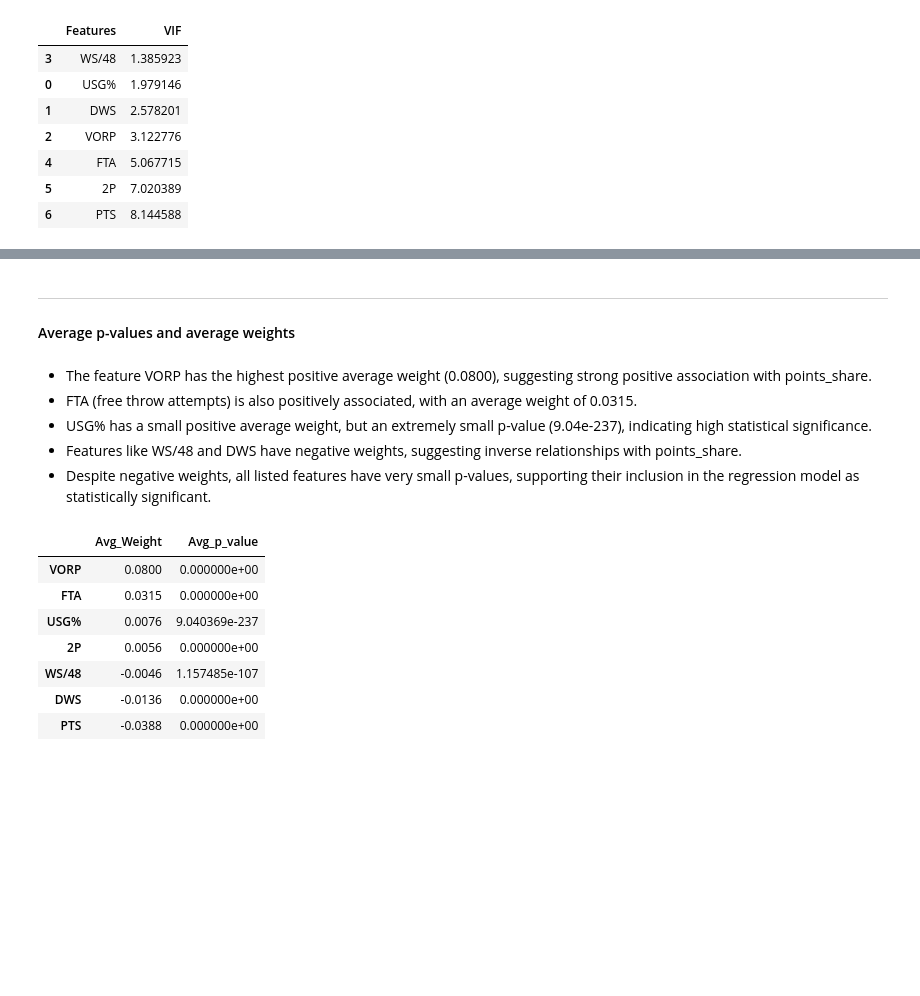
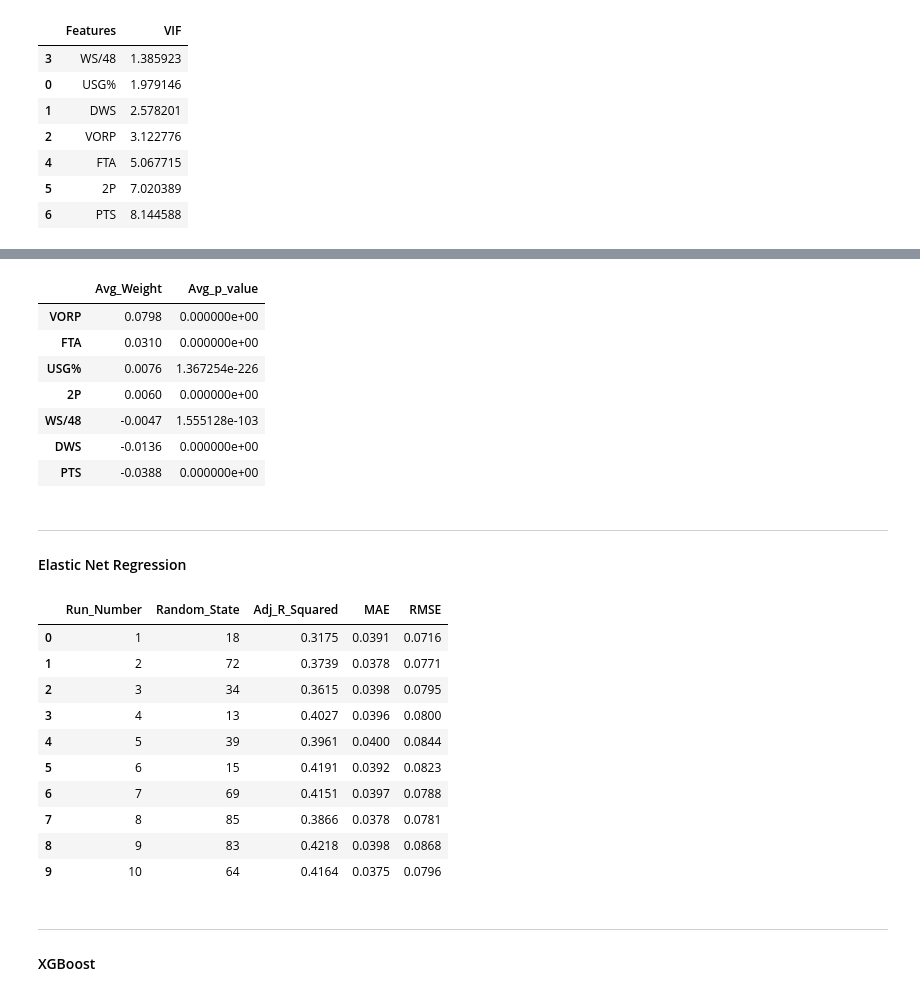
Before and after one commit to RasheedMartin/PredictingNBACareers, a Jupyter notebook: notebooks/modeling/All_NBA_Vote_Share_Modeling.ipynb, the cells around one changed output, grey strips where cells are left out. Saved outputs shown, nothing was run; the diff lists cells and outputs as text; code cells hidden in the pictures; blank space fills up the shorter version.

```diff
--- a/notebooks/modeling/All_NBA_Vote_Share_Modeling.ipynb
+++ b/notebooks/modeling/All_NBA_Vote_Share_Modeling.ipynb
@@ -221,26 +243,20 @@ results_df
-# %% [markdown]
----
-#### Average p-values and average weights
-# %% [markdown]
-* The feature VORP has the highest positive average weight (0.0800), suggesting strong positive association with points_share.
-* FTA (free throw attempts) is also positively associated, with an average weight of 0.0315.
-* USG% has a small positive average weight, but an extremely small p-value (9.04e-237), indicating high statistical significance.
-* Features like WS/48 and DWS have negative weights, suggesting inverse relationships with points_share.
-* Despite negative weights, all listed features have very small p-values, supporting their inclusion in the regression model as statistically significant.
 # %%
 # P-values and weights
-combined_summary = pd.DataFrame({
+ols_combined_summary = pd.DataFrame({
     'Avg_Weight': weights_matrix.mean(axis=1).round(4),
     'Avg_p_value': p_values_matrix.mean(axis=1)
 }).sort_values(by='Avg_Weight', ascending=False)
 
-combined_summary
+ols_combined_summary
 # %% [output]
 |  | Avg_Weight | Avg_p_value |
-| VORP | 0.0800 | 0.000000e+00 |
-| FTA | 0.0315 | 0.000000e+00 |
-| USG% | 0.0076 | 9.040369e-237 |
-| 2P | 0.0056 | 0.000000e+00 |
-| WS/48 | -0.0046 | 1.157485e-107 |
+| VORP | 0.0798 | 0.000000e+00 |
+| FTA | 0.0310 | 0.000000e+00 |
+| USG% | 0.0076 | 1.367254e-226 |
+| 2P | 0.0060 | 0.000000e+00 |
+| WS/48 | -0.0047 | 1.555128e-103 |
 | DWS | -0.0136 | 0.000000e+00 |
 | PTS | -0.0388 | 0.000000e+00 |
+# %% [markdown]
+---
+#### Elastic Net Regression
@@ -246,0 +266,53 @@ combined_summary
+# %%
+# Run Elastic net 10 times with random seed value each time
+enet_results = []
+
+# Set number of model runs in loop
+num_runs = 10
+
+for i in range(num_runs):
+    seed = np.random.randint(1, 100)
+
+    # Train/test split
+    X_train, X_test, y_train, y_test = train_test_split(X_scaled_final, y, test_size=0.2, random_state=seed)
+
+    # Elastic net
+    model = ElasticNet(alpha=0.005, l1_ratio=0.5, max_iter=10000, random_state=seed)
+    model.fit(X_train, y_train)
+
+    # Predict results
+    y_pred = model.predict(X_test)
+
+    # Compute Adjusted R-squared
+    r2 = r2_score(y_test, y_pred)
+    n = X_test.shape[0]
+    p = X_test.shape[1]
+    adj_r2 = adjusted_r2(r2, n, p)
+
+    # Log results
+    enet_results.append({
+        "Run_Number" : i + 1,
+        "Random_State" : seed,
+        "Adj_R_Squared" : round(adj_r2, 4),
+        "MAE": round(mean_absolute_error(y_test, y_pred), 4),
+        "RMSE": round(root_mean_squared_error(y_test, y_pred), 4)
+    })
+
+# Convert results to dataframe
+enet_results_df = pd.DataFrame(enet_results)
+enet_results_df
+# %% [output]
+|  | Run_Number | Random_State | Adj_R_Squared | MAE | RMSE |
+| 0 | 1 | 18 | 0.3175 | 0.0391 | 0.0716 |
+| 1 | 2 | 72 | 0.3739 | 0.0378 | 0.0771 |
+| 2 | 3 | 34 | 0.3615 | 0.0398 | 0.0795 |
+| 3 | 4 | 13 | 0.4027 | 0.0396 | 0.0800 |
+| 4 | 5 | 39 | 0.3961 | 0.0400 | 0.0844 |
+| 5 | 6 | 15 | 0.4191 | 0.0392 | 0.0823 |
+| 6 | 7 | 69 | 0.4151 | 0.0397 | 0.0788 |
+| 7 | 8 | 85 | 0.3866 | 0.0378 | 0.0781 |
+| 8 | 9 | 83 | 0.4218 | 0.0398 | 0.0868 |
+| 9 | 10 | 64 | 0.4164 | 0.0375 | 0.0796 |
+# %% [markdown]
+---
+#### XGBoost
```
Also changed, not shown: parts of 7 cells of this notebook.
